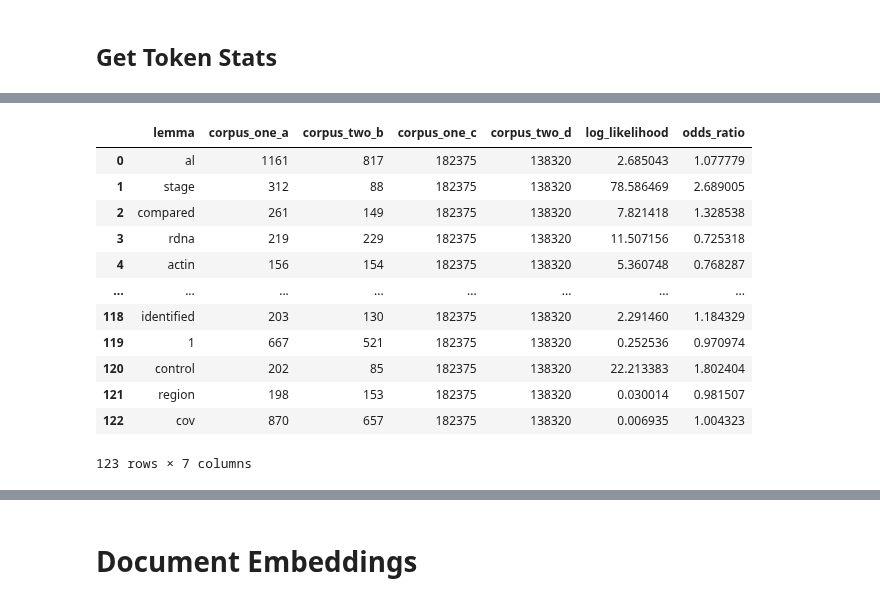
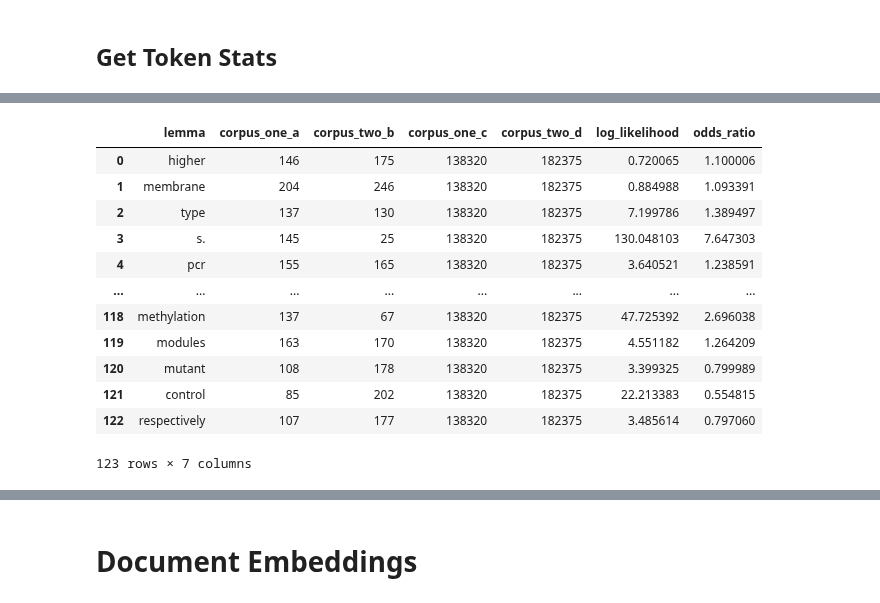
Before and after one commit to greenelab/annorxiver, a Jupyter notebook: biorxiv/polka_subset_experiment/03_rerun_analyses_with_added_subset.ipynb, the cells around one changed output, grey strips where cells are left out. Saved outputs shown, nothing was run; the diff lists cells and outputs as text; code cells hidden in the pictures.

```diff
--- a/biorxiv/polka_subset_experiment/03_rerun_analyses_with_added_subset.ipynb
+++ b/biorxiv/polka_subset_experiment/03_rerun_analyses_with_added_subset.ipynb
@@ -134,7 +130,7 @@ published_count_df = (
     pd.DataFrame.from_records(
         [
             {
-                "token": token[0],
+                "lemma": token[0],
                 "pos_tag": token[1],
                 "dep_tag": token[2],
                 "count": published_count[token],
@@ -142,8 +138,8 @@ published_count_df = (
             for token in published_count
         ]
     )
-    .query(f"token not in {stop_word_list}")
-    .groupby("token")
+    .query(f"lemma not in {stop_word_list}")
+    .groupby("lemma")
     .agg({"count": "sum"})
     .reset_index()
     .sort_values("count", ascending=False)
@@ -161,25 +157,25 @@ published_count_df.head()
 # %% [markdown]
 ## Get Token Stats
 # %%
-preprint_vs_published = get_term_statistics(preprint_count_df, published_count_df, 100)
+preprint_vs_published = get_term_statistics(published_count_df, preprint_count_df, 100)
 preprint_vs_published.to_csv(
     "output/updated_preprint_to_published_comparison.tsv", sep="\t", index=False
 )
 preprint_vs_published
 # %% [output]
 [interactive output not drawn]
 |  | lemma | corpus_one_a | corpus_two_b | corpus_one_c | corpus_two_d | log_likelihood | odds_ratio |
-| 0 | al | 1161 | 817 | 182375 | 138320 | 2.685043 | 1.077779 |
-| 1 | stage | 312 | 88 | 182375 | 138320 | 78.586469 | 2.689005 |
-| 2 | compared | 261 | 149 | 182375 | 138320 | 7.821418 | 1.328538 |
-| 3 | rdna | 219 | 229 | 182375 | 138320 | 11.507156 | 0.725318 |
-| 4 | actin | 156 | 154 | 182375 | 138320 | 5.360748 | 0.768287 |
+| 0 | higher | 146 | 175 | 138320 | 182375 | 0.720065 | 1.100006 |
+| 1 | membrane | 204 | 246 | 138320 | 182375 | 0.884988 | 1.093391 |
+| 2 | type | 137 | 130 | 138320 | 182375 | 7.199786 | 1.389497 |
+| 3 | s. | 145 | 25 | 138320 | 182375 | 130.048103 | 7.647303 |
+| 4 | pcr | 155 | 165 | 138320 | 182375 | 3.640521 | 1.238591 |
 | ... | ... | ... | ... | ... | ... | ... | ... |
-| 118 | identified | 203 | 130 | 182375 | 138320 | 2.291460 | 1.184329 |
-| 119 | 1 | 667 | 521 | 182375 | 138320 | 0.252536 | 0.970974 |
-| 120 | control | 202 | 85 | 182375 | 138320 | 22.213383 | 1.802404 |
-| 121 | region | 198 | 153 | 182375 | 138320 | 0.030014 | 0.981507 |
-| 122 | cov | 870 | 657 | 182375 | 138320 | 0.006935 | 1.004323 |
+| 118 | methylation | 137 | 67 | 138320 | 182375 | 47.725392 | 2.696038 |
+| 119 | modules | 163 | 170 | 138320 | 182375 | 4.551182 | 1.264209 |
+| 120 | mutant | 108 | 178 | 138320 | 182375 | 3.399325 | 0.799989 |
+| 121 | control | 85 | 202 | 138320 | 182375 | 22.213383 | 0.554815 |
+| 122 | respectively | 107 | 177 | 138320 | 182375 | 3.485614 | 0.797060 |
 123 rows × 7 columns
 # %%
 full_plot_df = calculate_confidence_intervals(preprint_vs_published)
```
Also changed, not shown: parts of 13 cells of this notebook, 10 other files.
